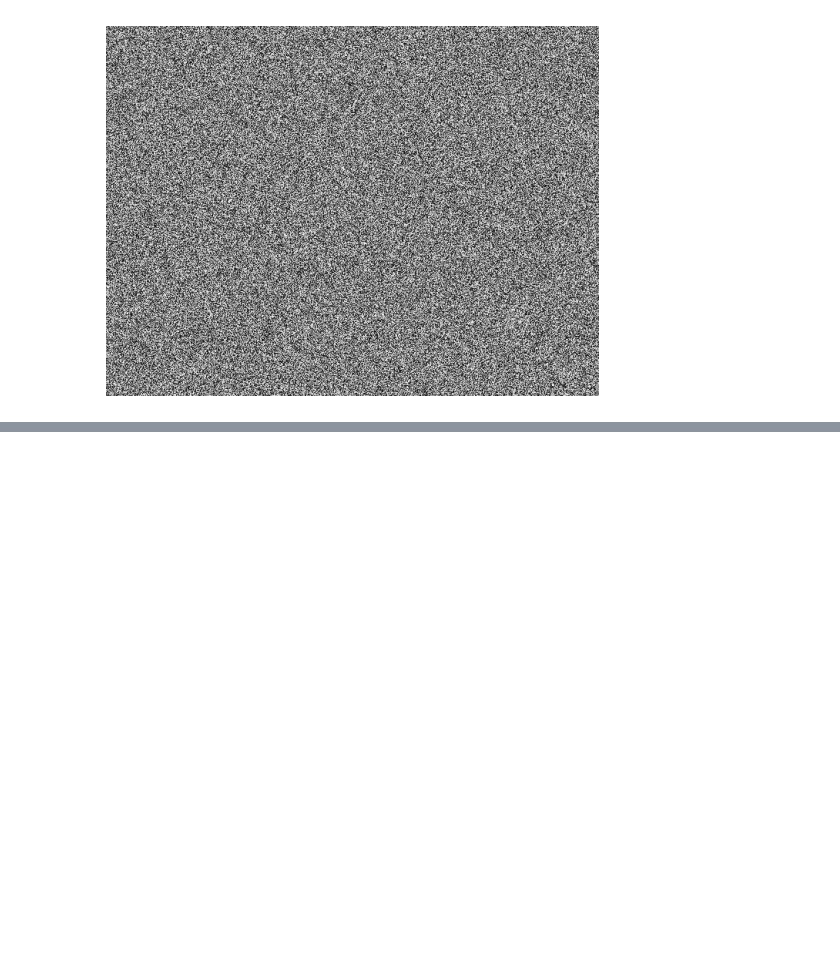
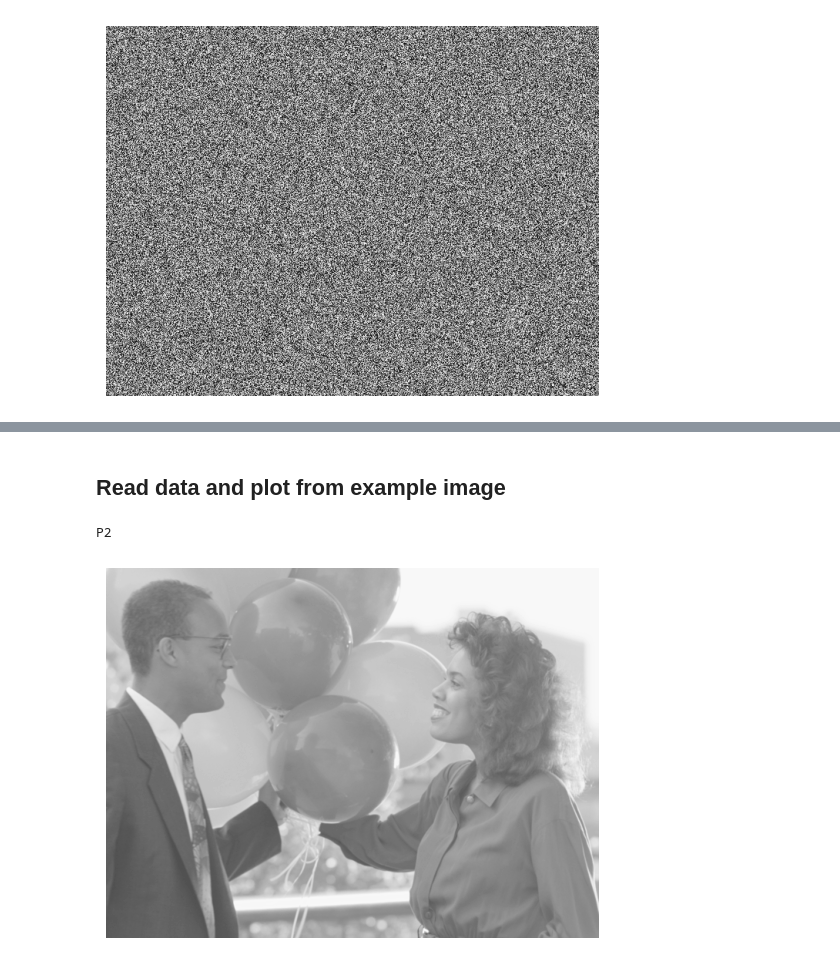
Before and after one commit to ikenichaa/wavelet-transform, a Jupyter notebook: task1.ipynb, the cells around one changed output, grey strips where cells are left out. Saved outputs shown, nothing was run; the diff lists cells and outputs as text; code cells hidden in the pictures; blank space fills up the shorter version.

Commit message:
feat: read pgm and plot the image

```diff
--- a/task1.ipynb
+++ b/task1.ipynb
@@ -38,0 +53,43 @@ plt.show()
+# %% [markdown]
+## Read data and plot from example image
+# %%
+with open('example.ascii.pgm') as f:
+    # Check First line
+    # which is the signature of the image file and PGM file format identification
+    magic_number = f.readline().rstrip('\n')
+    print(magic_number)
+    if (magic_number != 'P5') and (magic_number != 'P2'):
+        # TODO: raise error if the image is not PGM
+        print('Not a PGM file')
+
+    # Skip second line
+    next(f)
+
+    # Get the number of columns and rows of the data
+    shape = f.readline().rstrip('\n').split(" ")
+    num_rows = int(shape[1])
+    num_columns = int(shape[0])
+
+    # Get maximum grey level specify in the image
+    max_grey_level = int(f.readline().rstrip('\n'))
+
+
+    # Get the stored data
+    pgm_info = []
+    pgm_info = [int(data.strip("\n")) for data in f.read().split(" ") if data.strip("\n")]
+
+    # Convert the list to a NumPy array and reshape
+    pic = np.array(pgm_info, dtype=int).reshape(num_rows, num_columns)
+
+
+# Create an image with that grayscale value
+grayscale_value = pic / max_grey_level  # Normalize to the range [0, 1]
+image = np.full((num_rows, num_columns), grayscale_value)
+
+# Display the image
+plt.imshow(image, cmap='gray', vmin=0, vmax=1)
+plt.axis('off')
+plt.show()
+# %% [output]
+P2
+[figure, added]
```
Also changed, not shown: parts of 3 cells of this notebook.
